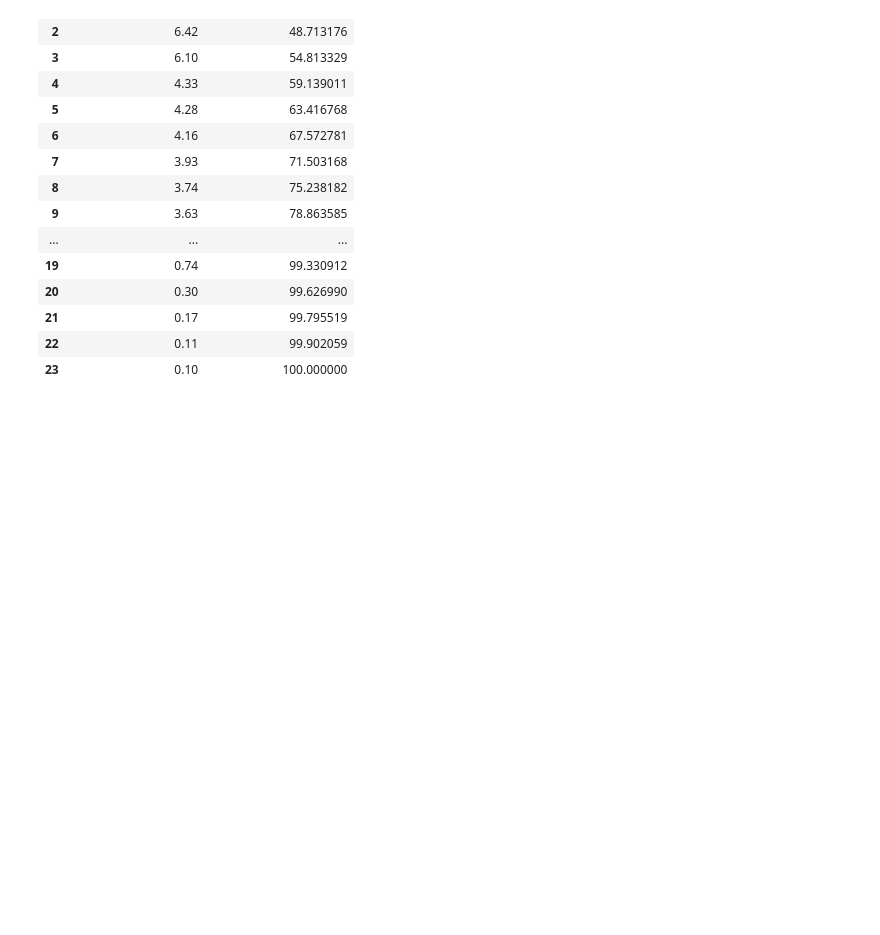
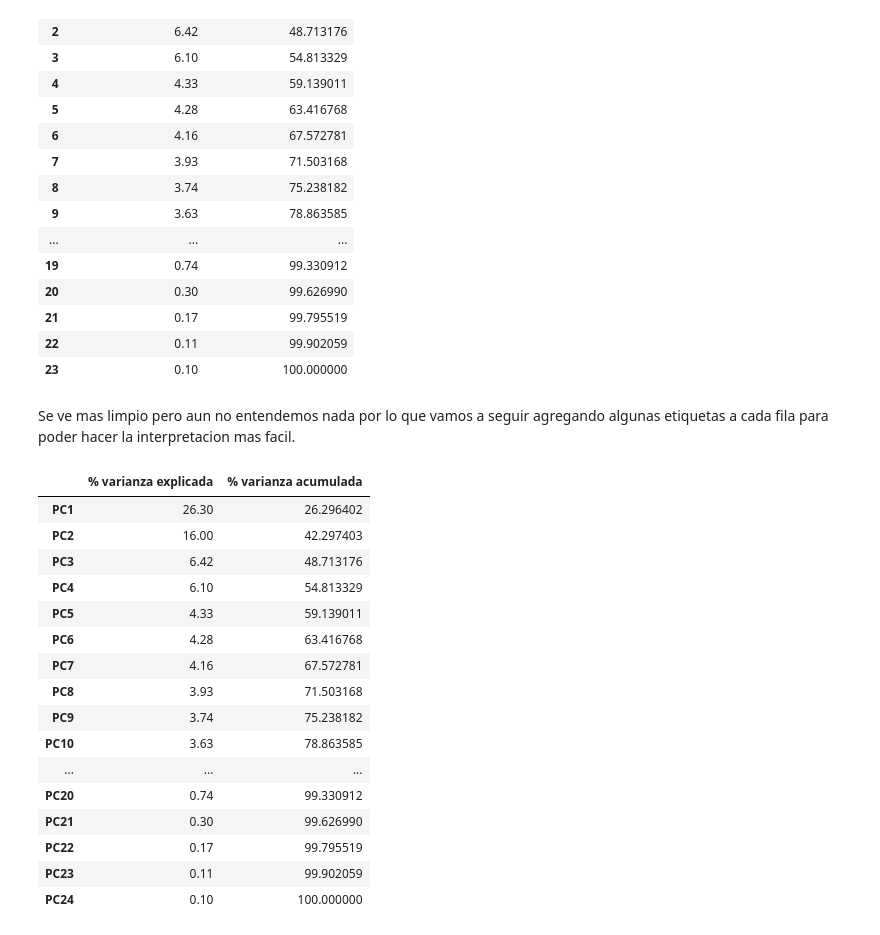
Before and after one commit to PosgradoMNA/actividades-de-aprendizaje-CarlosAlbertoNievesPerez, a Jupyter notebook: Semana 4/Actividad_semanal_4.ipynb, the cells around one changed output. Drawn from its saved outputs; the diff is of its cells as text; code cells hidden in the pictures; blank space fills up the shorter version.

```diff
--- a/Semana 4/Actividad_semanal_4.ipynb
+++ b/Semana 4/Actividad_semanal_4.ipynb
@@ -250,3 +250,41 @@ pcsSummary_df
 | 21 | 0.17 | 99.795519 |
 | 22 | 0.11 | 99.902059 |
 | 23 | 0.10 | 100.000000 |
+# %% [markdown]
+Se ve mas limpio pero aun no entendemos nada por lo que vamos a seguir agregando algunas etiquetas a cada fila para poder hacer la interpretacion mas facil.
+# %%
+'''
+El código que ves a continuación es una versión simplificada de este:
+
+    labels = []
+    for i in range(len(scaled_df.columns)):
+        labels.append(f'PC{i + 1}')
+
+    pcsSummary_df.index = labels
+
+Básicamente lo que dice es creame una lista con los nombres de cada componente, donde se llamarán PC1, PC2 ... PC13
+
+'''
+pcs_labels = [f'PC{i + 1}' for i in range(len(scaled_df.columns))]
+pcsSummary_df.index = pcs_labels
+
+
+pcsSummary_df
+# %% [output]
+|  | % varianza explicada | % varianza acumulada |
+| PC1 | 26.30 | 26.296402 |
+| PC2 | 16.00 | 42.297403 |
+| PC3 | 6.42 | 48.713176 |
+| PC4 | 6.10 | 54.813329 |
+| PC5 | 4.33 | 59.139011 |
+| PC6 | 4.28 | 63.416768 |
+| PC7 | 4.16 | 67.572781 |
+| PC8 | 3.93 | 71.503168 |
+| PC9 | 3.74 | 75.238182 |
+| PC10 | 3.63 | 78.863585 |
+| ... | ... | ... |
+| PC20 | 0.74 | 99.330912 |
+| PC21 | 0.30 | 99.626990 |
+| PC22 | 0.17 | 99.795519 |
+| PC23 | 0.11 | 99.902059 |
+| PC24 | 0.10 | 100.000000 |
```
Also changed, not shown: parts of 12 cells of this notebook.
